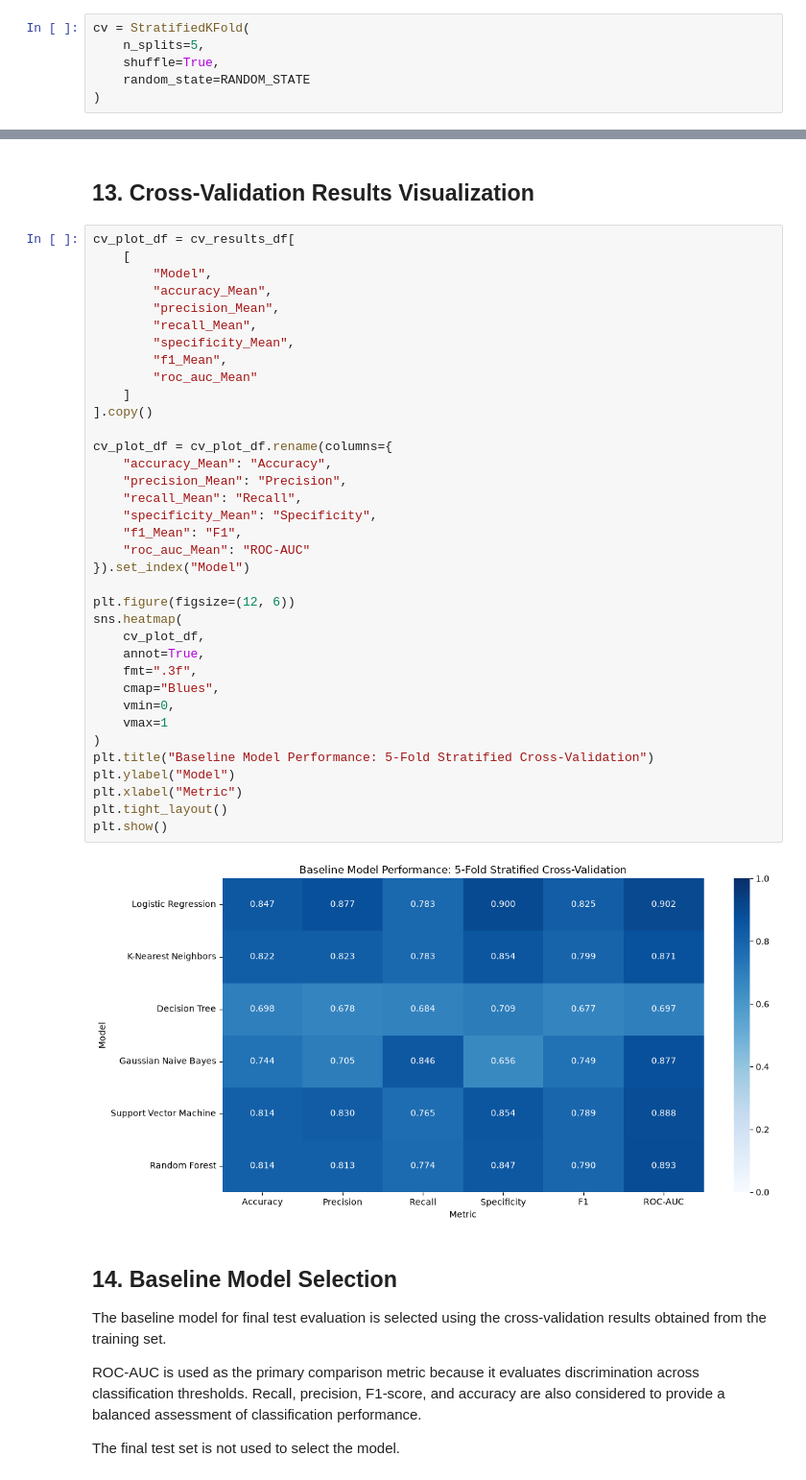
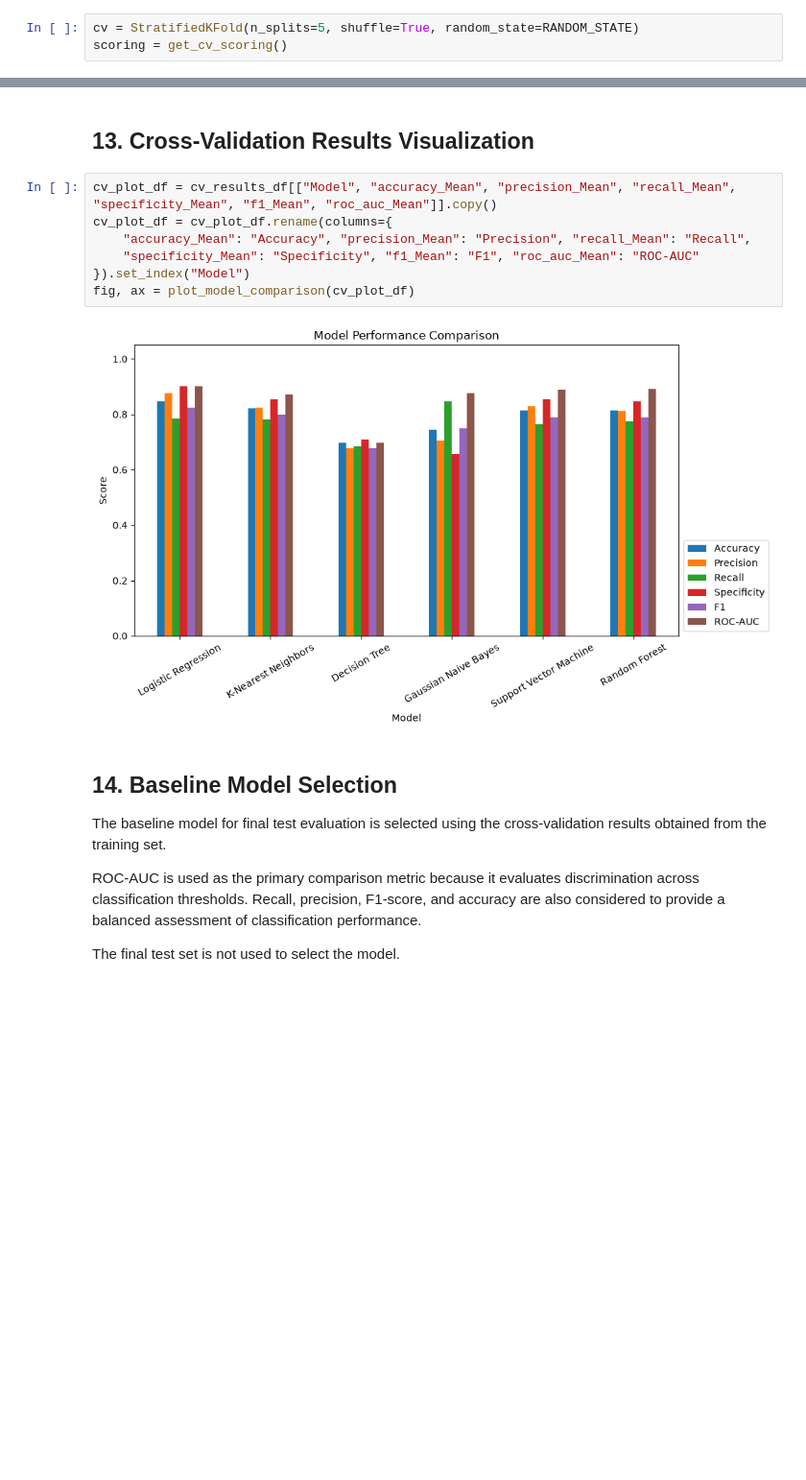
Before and after one commit to Keerthana-PMalode/heart-disease-prediction-uci, a Jupyter notebook: notebooks/04_baseline_models.ipynb, the cells around one changed output, grey strips where cells are left out. Shown at 96% size. Cells and saved outputs as stored; diff of their text form; blank space fills up the shorter version.

```diff
--- a/notebooks/04_baseline_models.ipynb
+++ b/notebooks/04_baseline_models.ipynb
@@ -265,11 +199,8 @@ The test set is not involved in cross-validation.
 
 A fixed random state is used to make the cross-validation procedure reproducible.
 # %%
-cv = StratifiedKFold(
-    n_splits=5,
-    shuffle=True,
-    random_state=RANDOM_STATE
-)
+cv = StratifiedKFold(n_splits=5, shuffle=True, random_state=RANDOM_STATE)
+scoring = get_cv_scoring()
 # %% [markdown]
 ## 11. Evaluation Metrics
 
@@ -335,43 +248,14 @@ display(
 # %% [markdown]
 ## 13. Cross-Validation Results Visualization
 # %%
-cv_plot_df = cv_results_df[
-    [
-        "Model",
-        "accuracy_Mean",
-        "precision_Mean",
-        "recall_Mean",
-        "specificity_Mean",
-        "f1_Mean",
-        "roc_auc_Mean"
-    ]
-].copy()
-
+cv_plot_df = cv_results_df[["Model", "accuracy_Mean", "precision_Mean", "recall_Mean", "specificity_Mean", "f1_Mean", "roc_auc_Mean"]].copy()
 cv_plot_df = cv_plot_df.rename(columns={
-    "accuracy_Mean": "Accuracy",
-    "precision_Mean": "Precision",
-    "recall_Mean": "Recall",
-    "specificity_Mean": "Specificity",
-    "f1_Mean": "F1",
-    "roc_auc_Mean": "ROC-AUC"
+    "accuracy_Mean": "Accuracy", "precision_Mean": "Precision", "recall_Mean": "Recall",
+    "specificity_Mean": "Specificity", "f1_Mean": "F1", "roc_auc_Mean": "ROC-AUC"
 }).set_index("Model")
-
-plt.figure(figsize=(12, 6))
-sns.heatmap(
-    cv_plot_df,
-    annot=True,
-    fmt=".3f",
-    cmap="Blues",
-    vmin=0,
-    vmax=1
-)
-plt.title("Baseline Model Performance: 5-Fold Stratified Cross-Validation")
-plt.ylabel("Model")
-plt.xlabel("Metric")
-plt.tight_layout()
-plt.show()
+fig, ax = plot_model_comparison(cv_plot_df)
 # %% [output]
-[figure, old version]
+[figure, new version]
 # %% [markdown]
 ## 14. Baseline Model Selection
 
```
Also changed, not shown: parts of 10 cells of this notebook, 8 other files.
